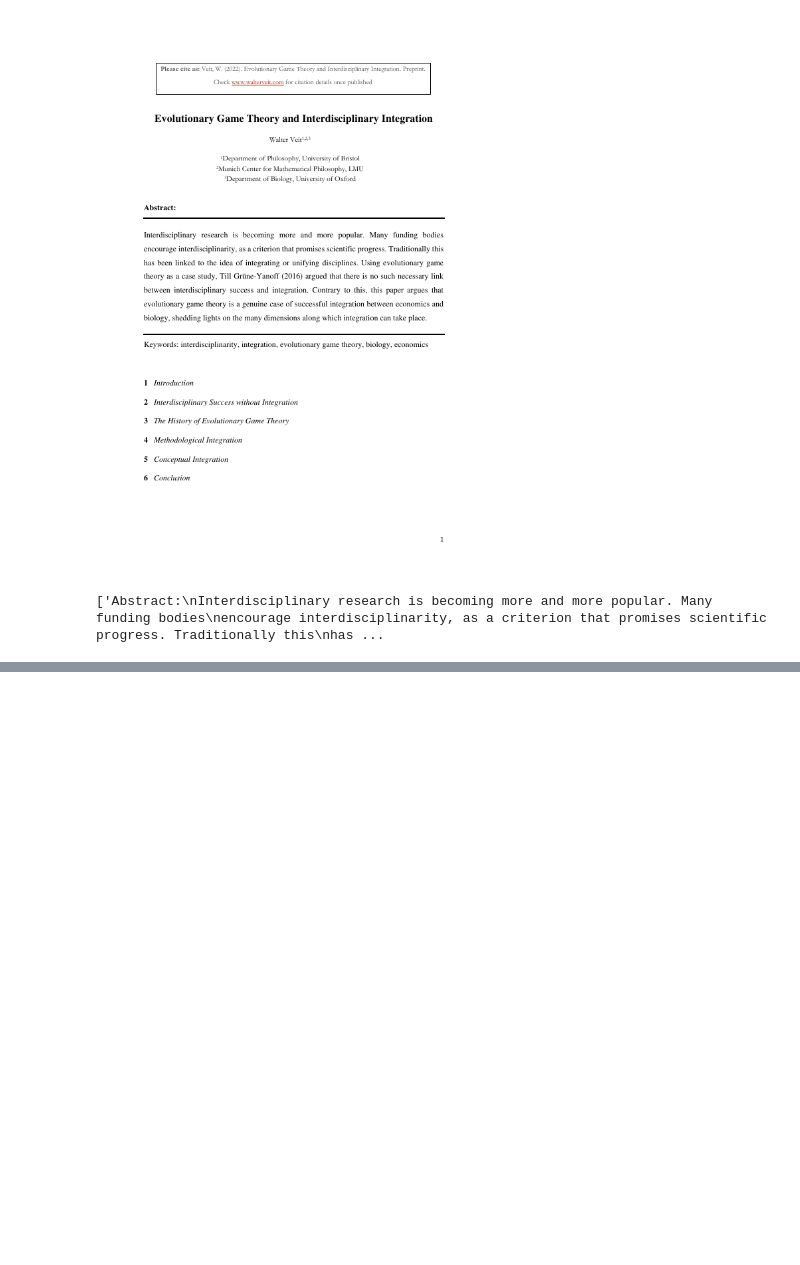
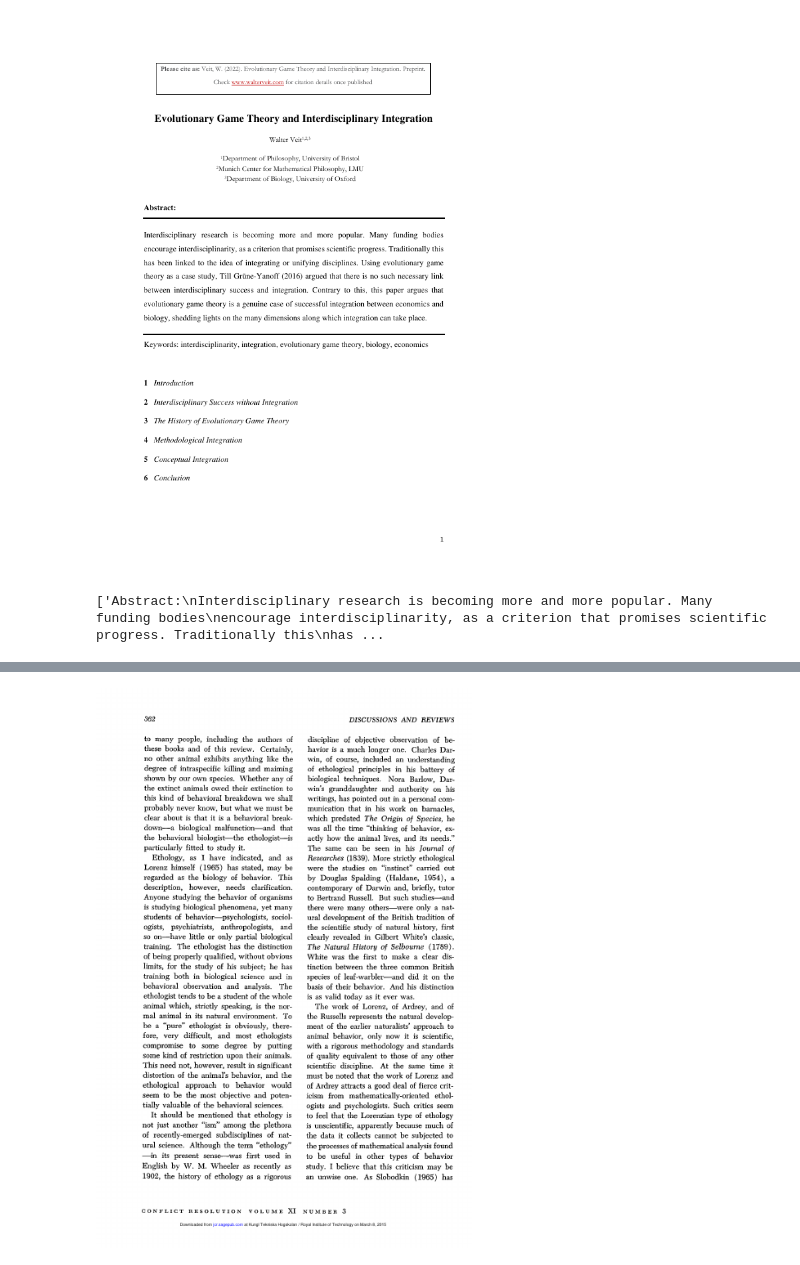
Before and after one commit to jstonge/sci_feuds, a Jupyter notebook: etc/validating_parsing.ipynb, the cells around one changed output, grey strips where cells are left out. Cells and saved outputs as stored; diff of their text form; code cells hidden in the pictures; blank space fills up the shorter version.

```diff
--- a/etc/validating_parsing.ipynb
+++ b/etc/validating_parsing.ipynb
@@ -20,0 +107,4 @@ display(doc.images[0])
+# %%
+display(doc.images[1])
+# %% [output]
+[figure, added]
```
Also changed, not shown: parts of 29 cells of this notebook.
